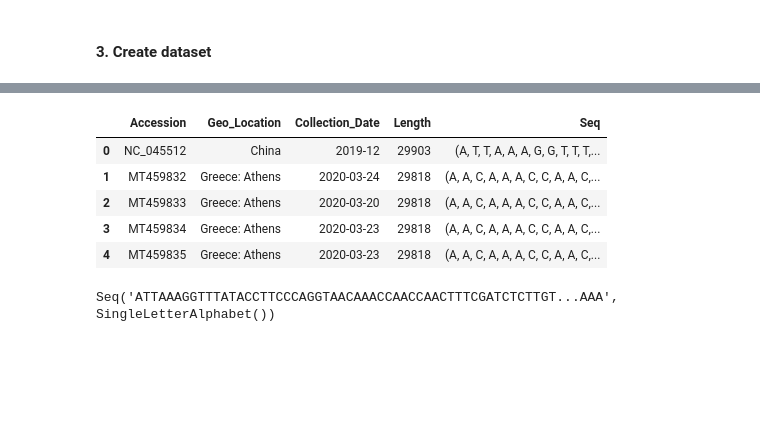
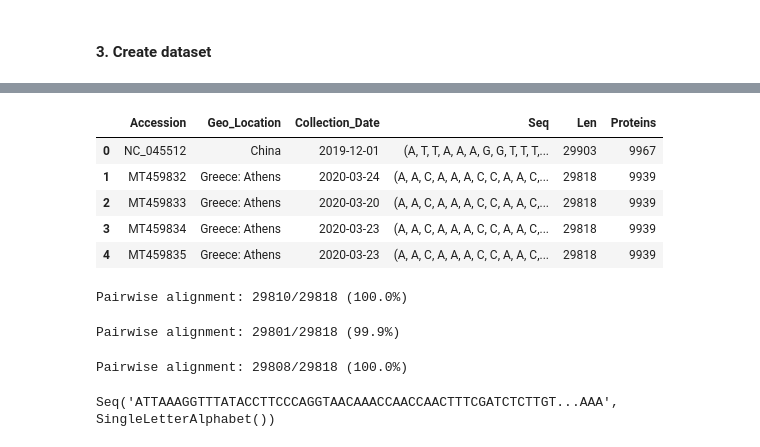
Before and after one commit to lukexyz/DNA-Toolbox, a Jupyter notebook: notebooks/03-COVID19-GlobalAnalysis.ipynb, the cells around one changed output, grey strips where cells are left out. Drawn from its saved outputs; the diff is of its cells as text; code cells hidden in the pictures; blank space fills up the shorter version.

Commit message:
add pairwise_alignment to show sequence diffs

```diff
--- a/notebooks/03-COVID19-GlobalAnalysis.ipynb
+++ b/notebooks/03-COVID19-GlobalAnalysis.ipynb
@@ -74,8 +75,14 @@ COVID-19 DNA Sequences: 3632
 #### 3. Create dataset
 # %%
 %%time
-keep_cols = ['Accession', 'Geo_Location', 'Collection_Date', 'Length']
-df = df[keep_cols].copy()
-df['Seq'] = [data[rec].seq for rec in list(data)]
+n_samples = 100
+
+keep_cols = ['Accession', 'Geo_Location', 'Collection_Date']
+df = pd.read_csv('../data/NCBI_sequences_metadata.csv', nrows=n_samples)[keep_cols]
+
+df['Collection_Date'] = pd.to_datetime(df.Collection_Date)
+df['Seq'] = [data[rec].seq for rec in list(data)[:n_samples]]
+df['Len'] = df.Seq.apply(lambda x: len(x))
+df['Proteins'] = df.Seq.apply(lambda s: len(s.translate()))
 df.head()
 # %% [output]
@@ -82,9 +91,27 @@ df.head()
-|  | Accession | Geo_Location | Collection_Date | Length | Seq |
-| 0 | NC_045512 | China | 2019-12 | 29903 | (A, T, T, A, A, A, G, G, T, T, T,... |
-| 1 | MT459832 | Greece: Athens | 2020-03-24 | 29818 | (A, A, C, A, A, A, C, C, A, A, C,... |
-| 2 | MT459833 | Greece: Athens | 2020-03-20 | 29818 | (A, A, C, A, A, A, C, C, A, A, C,... |
-| 3 | MT459834 | Greece: Athens | 2020-03-23 | 29818 | (A, A, C, A, A, A, C, C, A, A, C,... |
-| 4 | MT459835 | Greece: Athens | 2020-03-23 | 29818 | (A, A, C, A, A, A, C, C, A, A, C,... |
+|  | Accession | Geo_Location | Collection_Date | Seq | Len | Proteins |
+| 0 | NC_045512 | China | 2019-12-01 | (A, T, T, A, A, A, G, G, T, T, T,... | 29903 | 9967 |
+| 1 | MT459832 | Greece: Athens | 2020-03-24 | (A, A, C, A, A, A, C, C, A, A, C,... | 29818 | 9939 |
+| 2 | MT459833 | Greece: Athens | 2020-03-20 | (A, A, C, A, A, A, C, C, A, A, C,... | 29818 | 9939 |
+| 3 | MT459834 | Greece: Athens | 2020-03-23 | (A, A, C, A, A, A, C, C, A, A, C,... | 29818 | 9939 |
+| 4 | MT459835 | Greece: Athens | 2020-03-23 | (A, A, C, A, A, A, C, C, A, A, C,... | 29818 | 9939 |
+# %%
+def pairwise_alignment(s1, s2, n):
+    if n == 'full': n = min(len(s1), len(s2))
+    alignment = pairwise2.align.globalxx(s1[0:n], s2[0:n], one_alignment_only=True, score_only=True)
+    print(f'Pairwise alignment: {alignment:.0f}/{n} ({(alignment/n)*100:0.1f}%)')
+
+# Sequence differences in samples:
+pairwise_alignment(df.Seq[1], df.Seq[10], n='full')
+# %% [output]
+Pairwise alignment: 29810/29818 (100.0%)
+# %%
+pairwise_alignment(df.Seq[2], df.Seq[11], n='full')
+# %% [output]
+Pairwise alignment: 29801/29818 (99.9%)
+# %%
+pairwise_alignment(df.Seq[3], df.Seq[33], n='full')
+# %% [output]
+Pairwise alignment: 29808/29818 (100.0%)
 # %%
 # Noteworthy records
 patient_zero = 'NC_045512'
```
Also changed, not shown: parts of 2 cells of this notebook.
